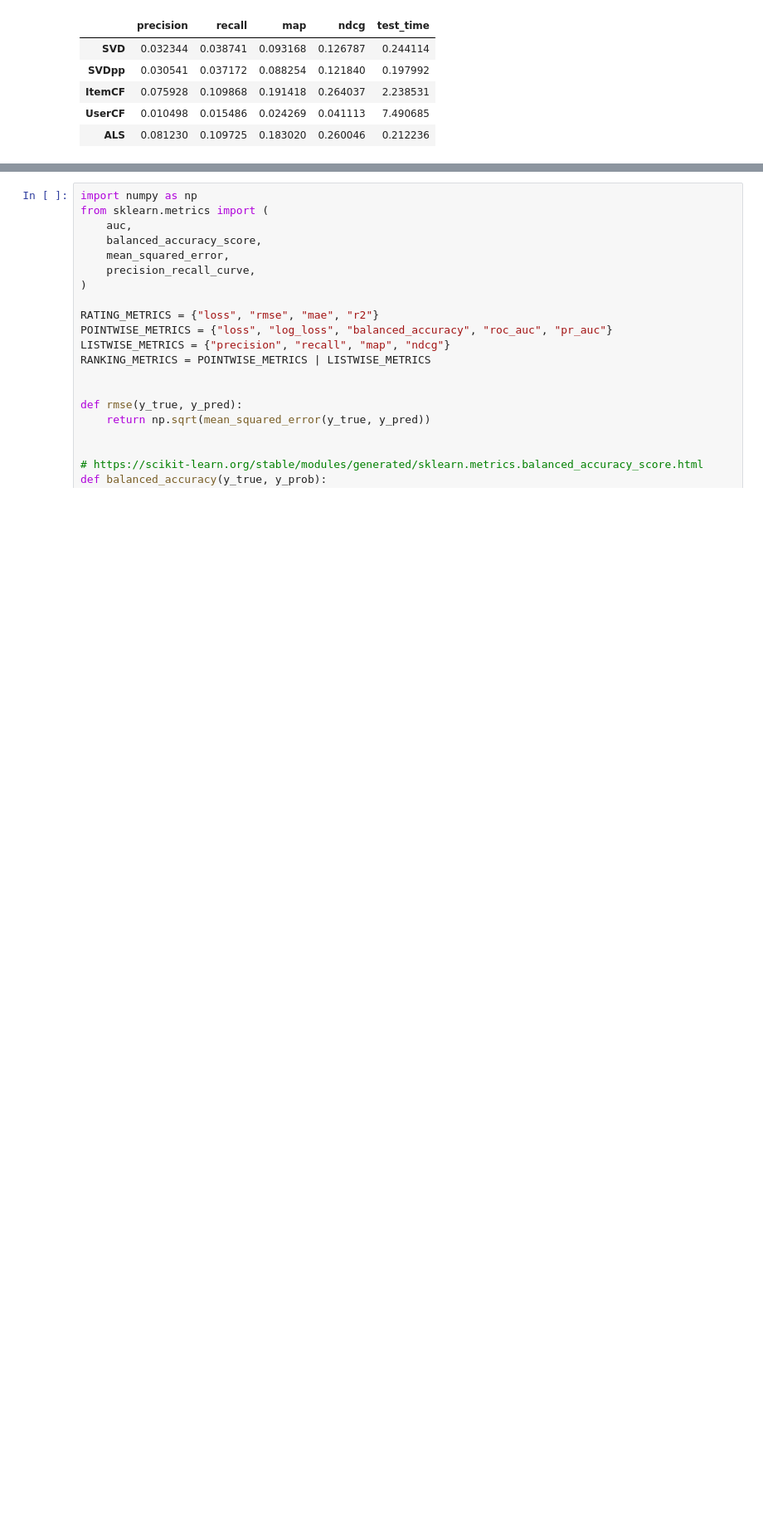
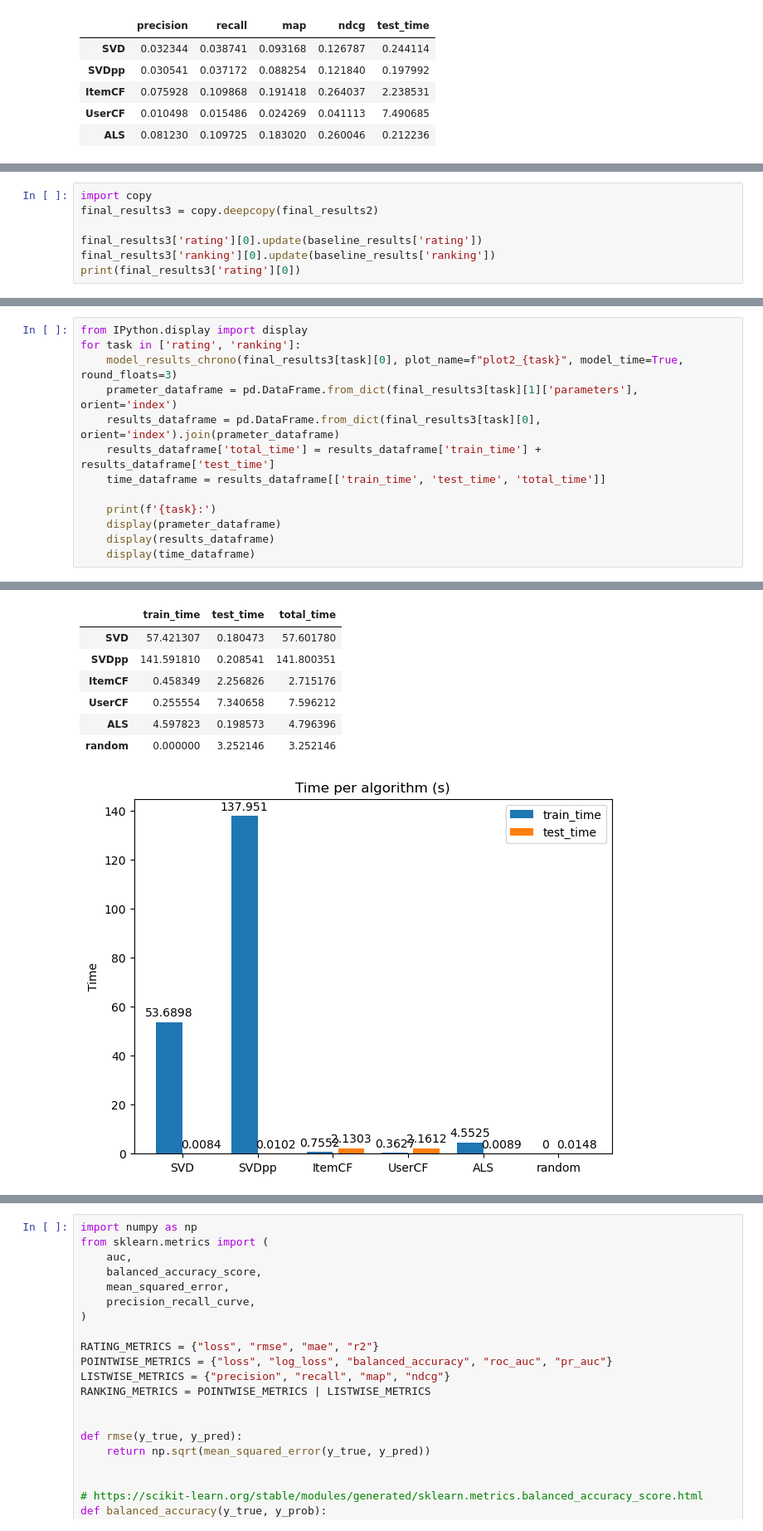
Before and after one commit to MichM072/ScriptieRec, a Jupyter notebook: scriptie-recsys.ipynb, the cells around one changed output, grey strips where cells are left out. Shown: that part at 83% size. Cells and saved outputs as stored; diff of their text form; blank space fills up the shorter version.

```diff
--- a/scriptie-recsys.ipynb
+++ b/scriptie-recsys.ipynb
@@ -2741,0 +2794,7 @@ Exception: Task is set to rating but no suitable metric was used
+# %%
+import copy
+final_results3 = copy.deepcopy(final_results2)
+
+final_results3['rating'][0].update(baseline_results['rating'])
+final_results3['ranking'][0].update(baseline_results['ranking'])
+print(final_results3['rating'][0])
@@ -2741,0 +2803,14 @@ Exception: Task is set to rating but no suitable metric was used
+# %%
+from IPython.display import display
+for task in ['rating', 'ranking']:
+    model_results_chrono(final_results3[task][0], plot_name=f"plot2_{task}", model_time=True, round_floats=3)
+    prameter_dataframe = pd.DataFrame.from_dict(final_results3[task][1]['parameters'], orient='index')
+    results_dataframe = pd.DataFrame.from_dict(final_results3[task][0], orient='index').join(prameter_dataframe)
+    results_dataframe['total_time'] = results_dataframe['train_time'] + results_dataframe['test_time']
+    time_dataframe = results_dataframe[['train_time', 'test_time', 'total_time']]
+
+    print(f'{task}:')
+    display(prameter_dataframe)
+    display(results_dataframe)
+    display(time_dataframe)
+# %% [output]
@@ -2741,0 +2852,8 @@ Exception: Task is set to rating but no suitable metric was used
+|  | train_time | test_time | total_time |
+| SVD | 57.421307 | 0.180473 | 57.601780 |
+| SVDpp | 141.591810 | 0.208541 | 141.800351 |
+| ItemCF | 0.458349 | 2.256826 | 2.715176 |
+| UserCF | 0.255554 | 7.340658 | 7.596212 |
+| ALS | 4.597823 | 0.198573 | 4.796396 |
+| random | 0.000000 | 3.252146 | 3.252146 |
+[figure, added]
```
Also changed, not shown: parts of 11 cells of this notebook.
